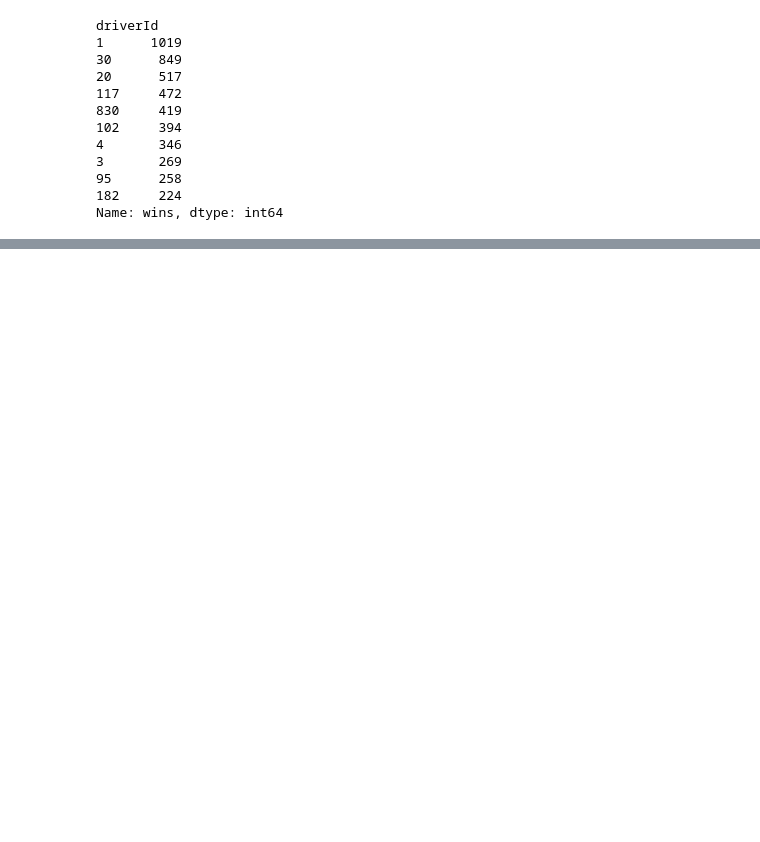
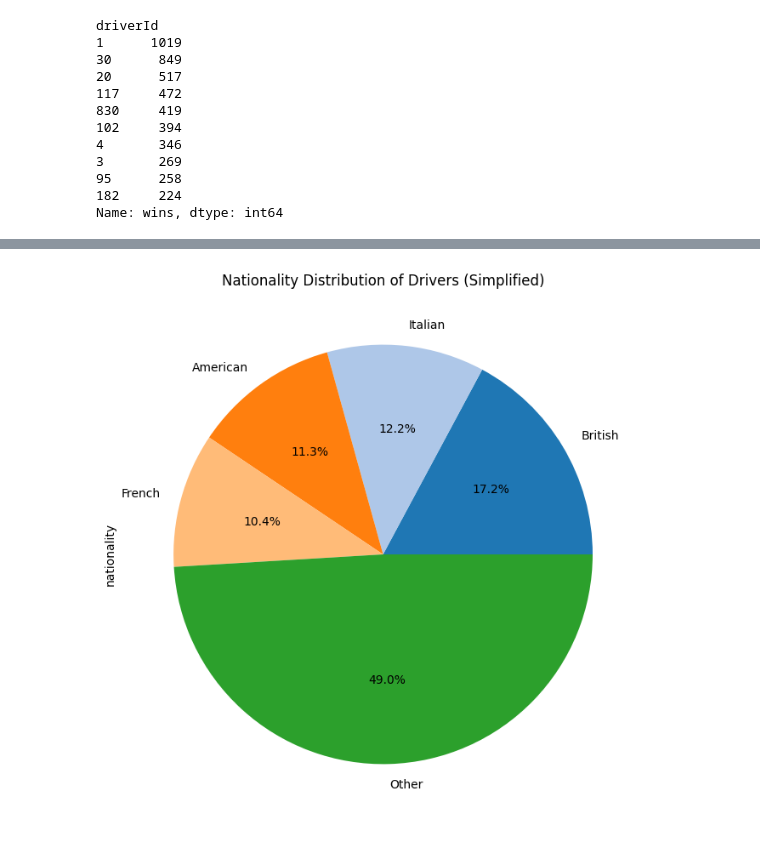
Before and after one commit to bharathmsrk/F1-Prediction, a Jupyter notebook: F1_EDA.ipynb, the cells around one changed output, grey strips where cells are left out. Drawn from its saved outputs; the diff is of its cells as text; code cells hidden in the pictures; blank space fills up the shorter version.

```diff
--- a/F1_EDA.ipynb
+++ b/F1_EDA.ipynb
@@ -304,0 +340,11 @@ plt.show()
+# %%
+threshold = 0.10 * drivers_merged.shape[0]
+other_nationalities = nationality_counts[nationality_counts < threshold]
+nationality_counts = nationality_counts[nationality_counts >= threshold]
+nationality_counts['Other'] = other_nationalities.sum()
+plt.figure(figsize=(10, 8))
+nationality_counts.plot(kind='pie', autopct='%1.1f%%', colors=plt.cm.tab20.colors)
+plt.title('Nationality Distribution of Drivers (Simplified)')
+plt.show()
+# %% [output]
+[figure, added]
```
Also changed, not shown: parts of 9 cells of this notebook.
